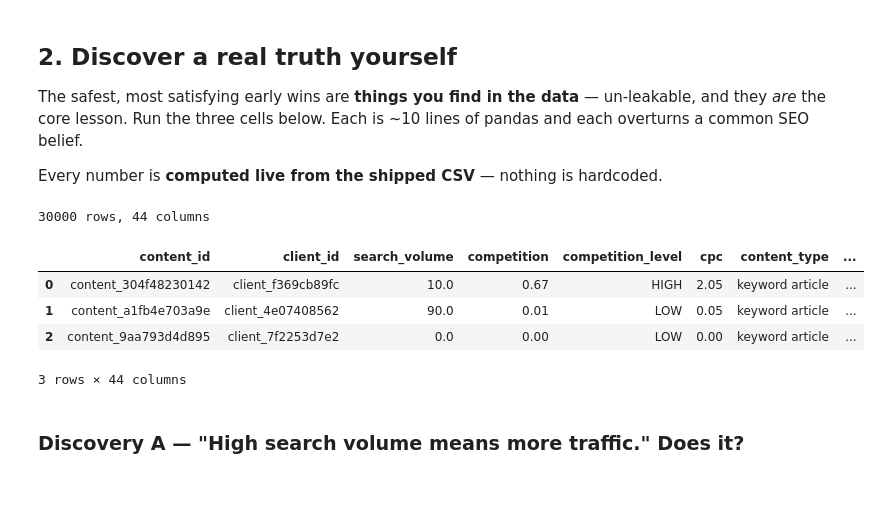
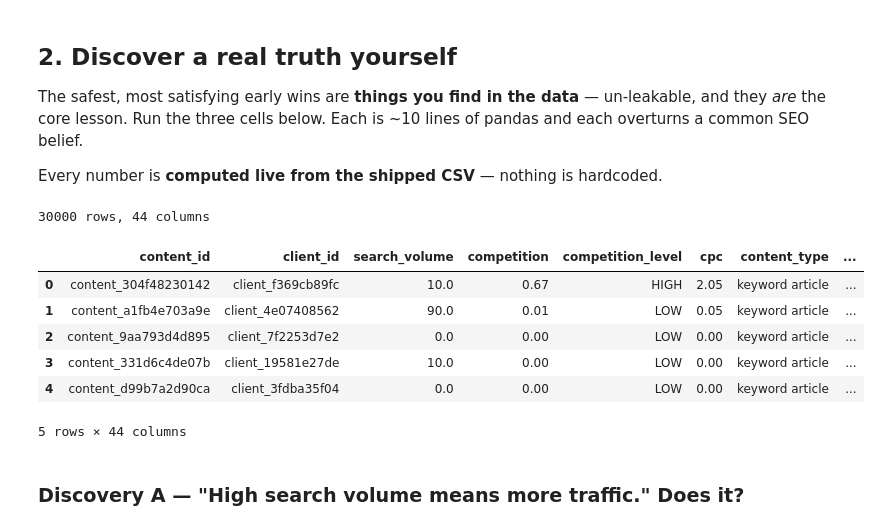
Before and after one commit to Divyam-Chauhan/FL_Machine_learning, a Jupyter notebook: notebooks/01_first_look_and_discovery.ipynb, the cells around one changed output. Saved outputs shown, nothing was run; the diff lists cells and outputs as text; code cells hidden in the pictures; blank space fills up the shorter version.

```diff
--- a/notebooks/01_first_look_and_discovery.ipynb
+++ b/notebooks/01_first_look_and_discovery.ipynb
@@ -93,15 +93,17 @@ Every number is **computed live from the shipped CSV** — nothing is hardcoded.
 # %%
 import pandas as pd, numpy as np
 df = pd.read_csv("data/raw/content_refresh_anonymized.csv")
 print(df.shape[0], "rows,", df.shape[1], "columns")
-df.head(3)
+df.head(5)
 # %% [output]
 30000 rows, 44 columns
 |  | content_id | client_id | search_volume | competition | competition_level | cpc | content_type | ... |
 | 0 | content_304f48230142 | client_f369cb89fc | 10.0 | 0.67 | HIGH | 2.05 | keyword article | ... |
 | 1 | content_a1fb4e703a9e | client_4e07408562 | 90.0 | 0.01 | LOW | 0.05 | keyword article | ... |
 | 2 | content_9aa793d4d895 | client_7f2253d7e2 | 0.0 | 0.00 | LOW | 0.00 | keyword article | ... |
+| 3 | content_331d6c4de07b | client_19581e27de | 10.0 | 0.00 | LOW | 0.00 | keyword article | ... |
+| 4 | content_d99b7a2d90ca | client_3fdba35f04 | 0.0 | 0.00 | LOW | 0.00 | keyword article | ... |
-3 rows × 44 columns
+5 rows × 44 columns
 # %% [markdown]
 ### Discovery A — "High search volume means more traffic." Does it?
 # %%
```
Also changed, not shown: parts of 7 cells of this notebook.
